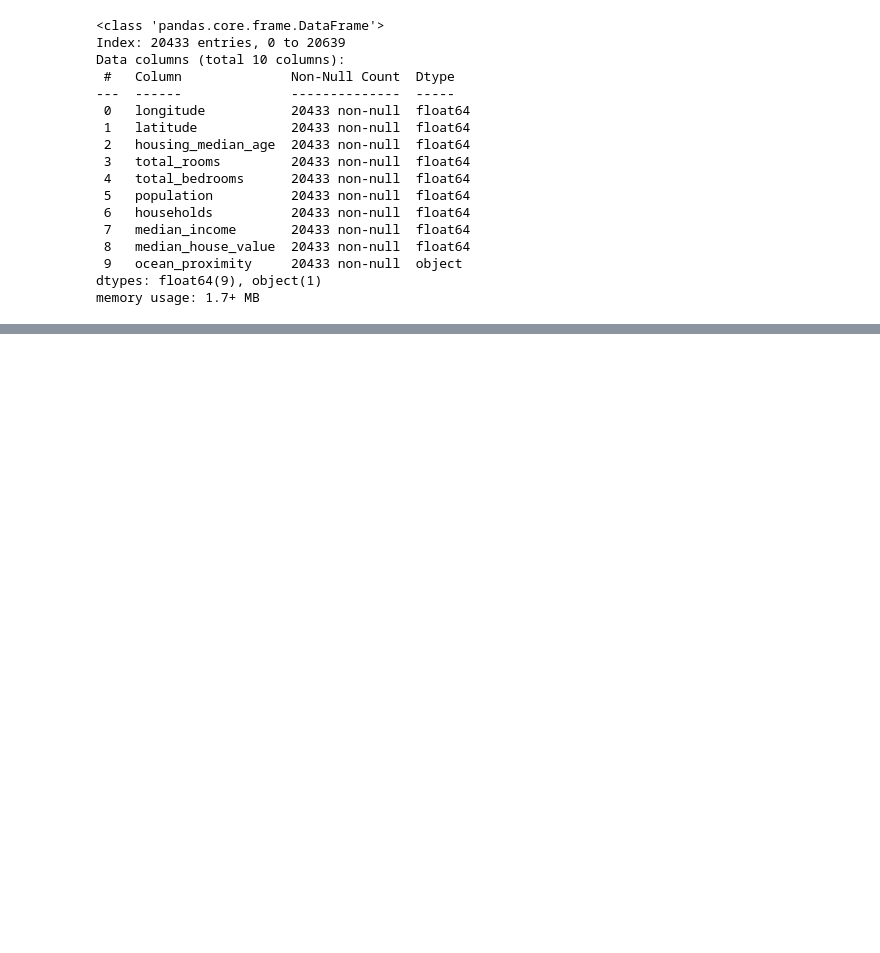
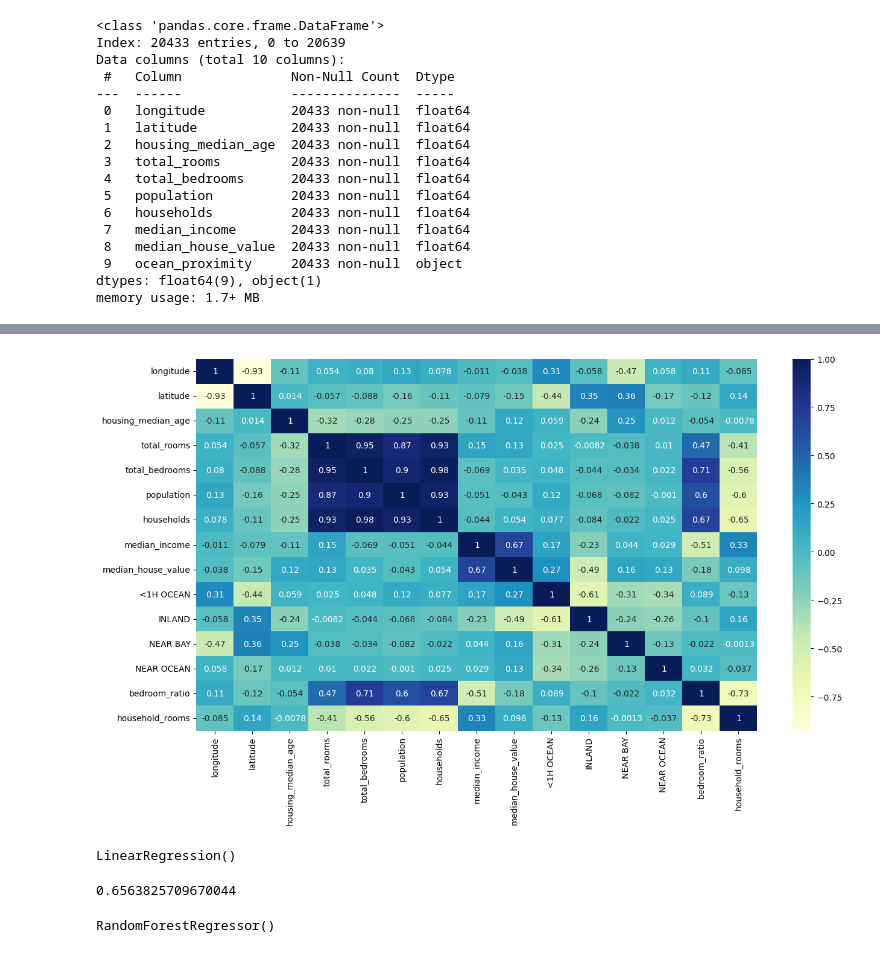
Before and after one commit to honorejabiro/House-Price-Prediction, a Jupyter notebook: notebooks/Untitled.ipynb, the cells around one changed output, grey strips where cells are left out. Drawn from its saved outputs; the diff is of its cells as text; code cells hidden in the pictures; blank space fills up the shorter version.

Commit message:
Implemented the Random Forest Regressor model

```diff
--- a/notebooks/Untitled.ipynb
+++ b/notebooks/Untitled.ipynb
@@ -185,0 +204,3 @@ pd.get_dummies(train_data['ocean_proximity']).astype(int)
+# %%
+train_data["bedroom_ratio"] = train_data["total_bedrooms"] / train_data["total_rooms"]
+train_data["household_rooms"] = train_data["total_rooms"] / train_data["households"]
@@ -185,0 +221,20 @@ pd.get_dummies(train_data['ocean_proximity']).astype(int)
+# %%
+plt.figure(figsize=(15, 8))
+sns.heatmap(
+    train_data.corr(),
+    annot=True,
+    cmap="YlGnBu"
+)
+plt.show()
+# %% [output]
+[figure, added]
+# %%
+from sklearn.linear_model import LinearRegression
+
+x_train, y_train = train_data.drop(["median_house_value"], axis=1), train_data["median_house_value"]
+
+reg = LinearRegression()
+
+reg.fit(x_train, y_train)
+# %% [output]
+LinearRegression()
@@ -185,0 +255,11 @@ pd.get_dummies(train_data['ocean_proximity']).astype(int)
+# %%
+reg.score(x_test, y_test)
+# %% [output]
+0.6563825709670044
+# %%
+from sklearn.ensemble import RandomForestRegressor
+
+forest = RandomForestRegressor()
+forest.fit(x_train, y_train)
+# %% [output]
+RandomForestRegressor()
```
Also changed, not shown: parts of 17 cells of this notebook.
